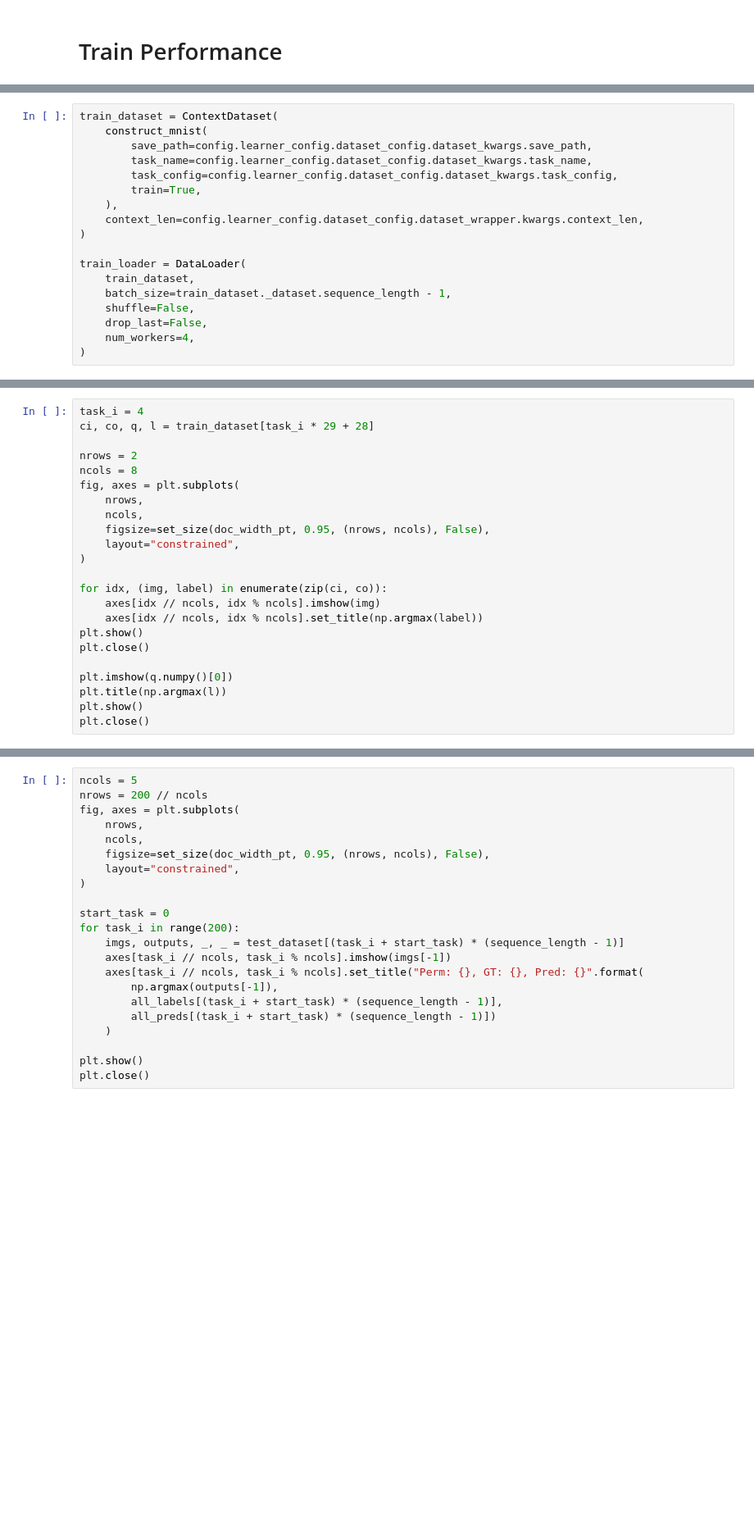
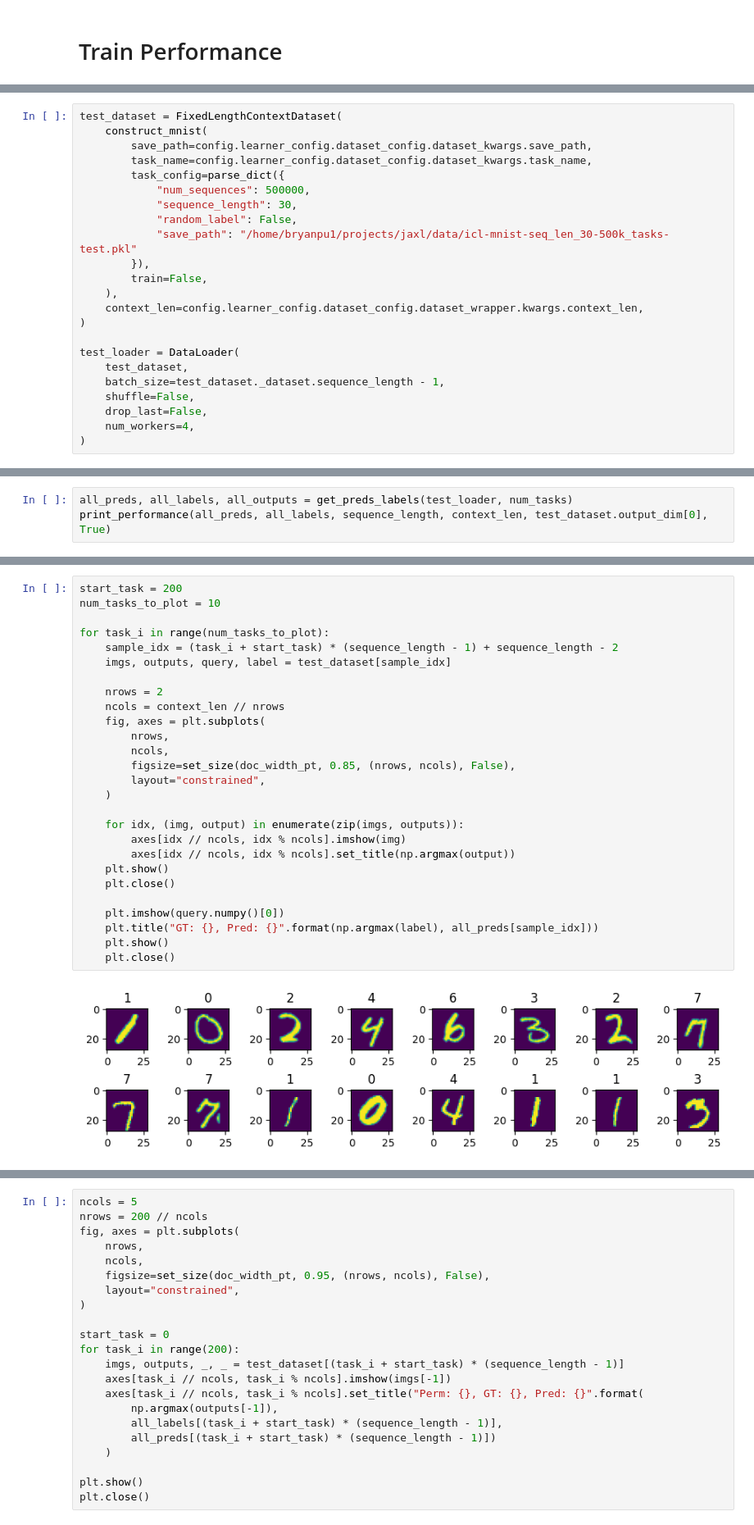
Before and after one commit to chanb/jaxl, a Jupyter notebook: scripts/icl_nc/icl_nc_check.ipynb, the cells around one changed output, grey strips where cells are left out. Shown at 82% size. Cells and saved outputs as stored; diff of their text form; blank space fills up the shorter version.

```diff
--- a/scripts/icl_nc/icl_nc_check.ipynb
+++ b/scripts/icl_nc/icl_nc_check.ipynb
@@ -122,17 +289,22 @@ sequence_length = config.learner_config.dataset_config.dataset_kwargs.task_confi
 # %%
-train_dataset = ContextDataset(
+test_dataset = FixedLengthContextDataset(
     construct_mnist(
         save_path=config.learner_config.dataset_config.dataset_kwargs.save_path,
         task_name=config.learner_config.dataset_config.dataset_kwargs.task_name,
-        task_config=config.learner_config.dataset_config.dataset_kwargs.task_config,
-        train=True,
+        task_config=parse_dict({
+            "num_sequences": 500000,
+            "sequence_length": 30,
+            "random_label": False,
+            "save_path": "/home/bryanpu1/projects/jaxl/data/icl-mnist-seq_len_30-500k_tasks-test.pkl"
+        }),
+        train=False,
     ),
     context_len=config.learner_config.dataset_config.dataset_wrapper.kwargs.context_len,
 )
 
-train_loader = DataLoader(
-    train_dataset,
-    batch_size=train_dataset._dataset.sequence_length - 1,
+test_loader = DataLoader(
+    test_dataset,
+    batch_size=test_dataset._dataset.sequence_length - 1,
     shuffle=False,
     drop_last=False,
     num_workers=4,
@@ -139,0 +314,3 @@ train_loader = DataLoader(
+# %%
+all_preds, all_labels, all_outputs = get_preds_labels(test_loader, num_tasks)
+print_performance(all_preds, all_labels, sequence_length, context_len, test_dataset.output_dim[0], True)
@@ -140,23 +319,29 @@ train_loader = DataLoader(
 # %%
-task_i = 4
-ci, co, q, l = train_dataset[task_i * 29 + 28]
+start_task = 200
+num_tasks_to_plot = 10
 
-nrows = 2
-ncols = 8
-fig, axes = plt.subplots(
-    nrows,
-    ncols,
-    figsize=set_size(doc_width_pt, 0.95, (nrows, ncols), False),
-    layout="constrained",
-)
+for task_i in range(num_tasks_to_plot):
+    sample_idx = (task_i + start_task) * (sequence_length - 1) + sequence_length - 2
+    imgs, outputs, query, label = test_dataset[sample_idx]
 
-for idx, (img, label) in enumerate(zip(ci, co)):
-    axes[idx // ncols, idx % ncols].imshow(img)
-    axes[idx // ncols, idx % ncols].set_title(np.argmax(label))
-plt.show()
-plt.close()
+    nrows = 2
+    ncols = context_len // nrows
+    fig, axes = plt.subplots(
+        nrows,
+        ncols,
+        figsize=set_size(doc_width_pt, 0.85, (nrows, ncols), False),
+        layout="constrained",
+    )
 
-plt.imshow(q.numpy()[0])
-plt.title(np.argmax(l))
-plt.show()
-plt.close()
+    for idx, (img, output) in enumerate(zip(imgs, outputs)):
+        axes[idx // ncols, idx % ncols].imshow(img)
+        axes[idx // ncols, idx % ncols].set_title(np.argmax(output))
+    plt.show()
+    plt.close()
+
+    plt.imshow(query.numpy()[0])
+    plt.title("GT: {}, Pred: {}".format(np.argmax(label), all_preds[sample_idx]))
+    plt.show()
+    plt.close()
+# %% [output]
+[figure, added]
```
Also changed, not shown: parts of 35 cells of this notebook, 3 other files.
